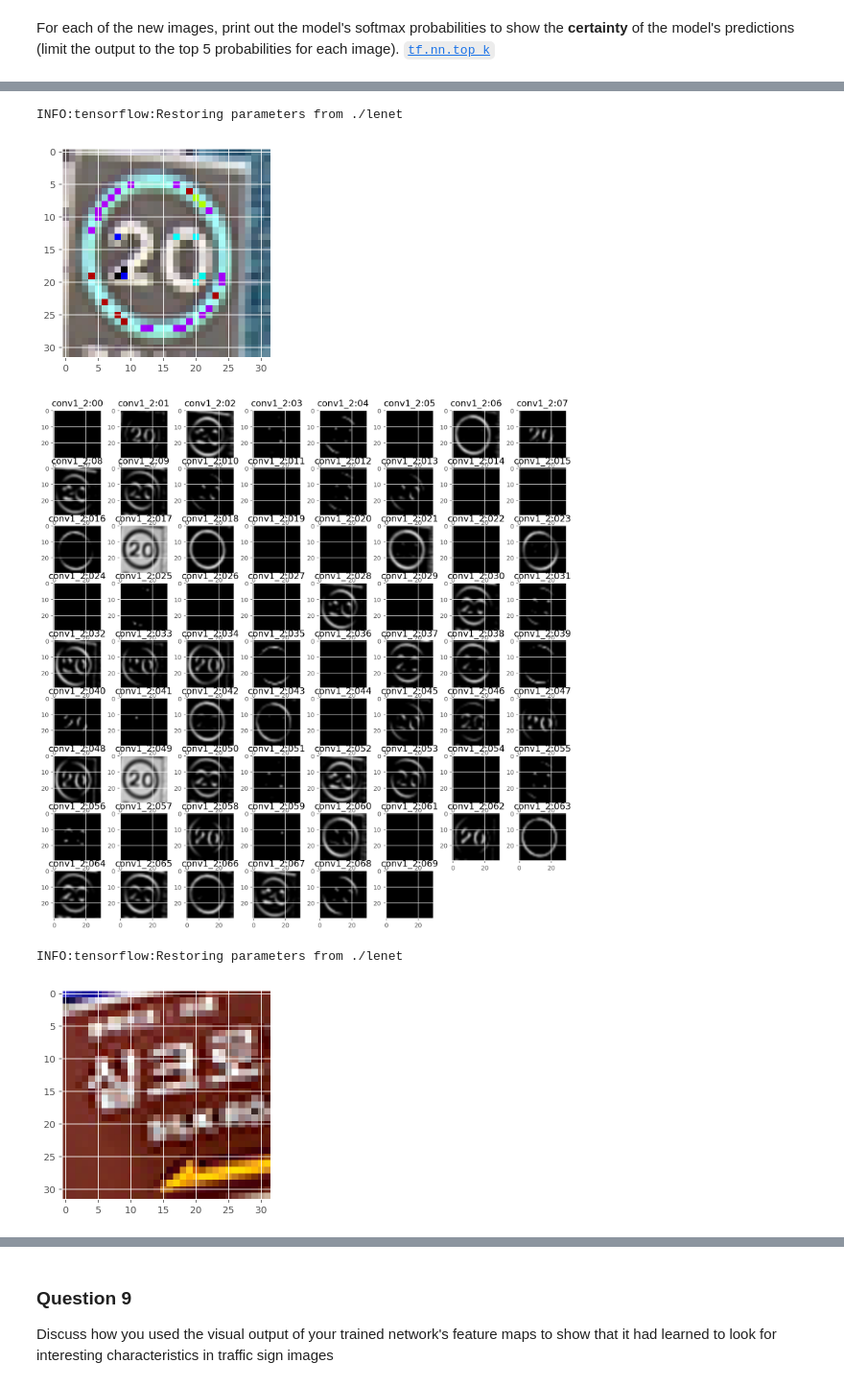
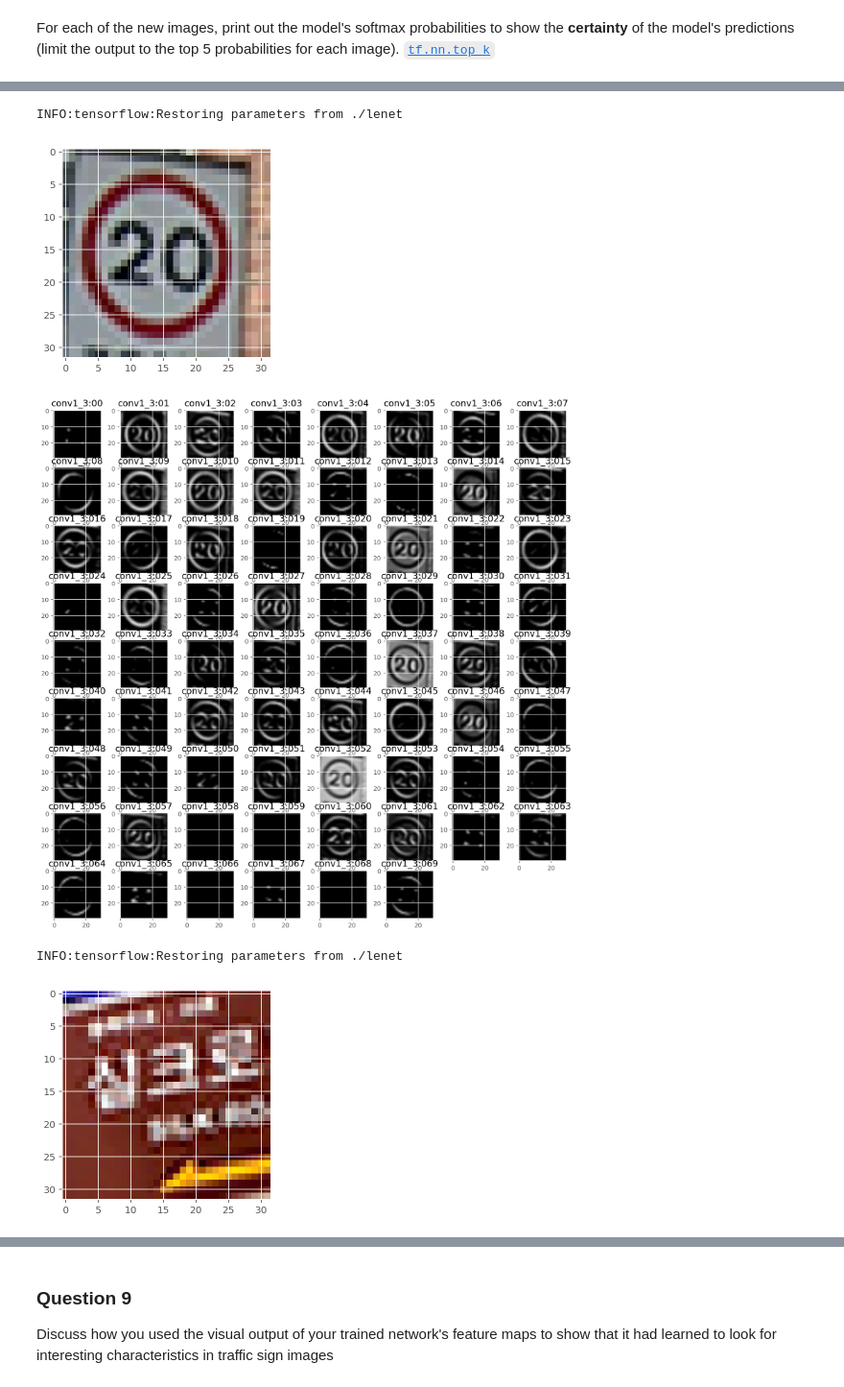
Before and after one commit to horagong/CarND-Traffic-Sign-Classifier, a Jupyter notebook: Traffic_Sign_Classifier.ipynb, the cells around one changed output, grey strips where cells are left out. Shown at 96% size. Drawn from its saved outputs; the diff is of its cells as text; code cells hidden in the pictures.

```diff
--- a/Traffic_Sign_Classifier.ipynb
+++ b/Traffic_Sign_Classifier.ipynb
@@ -524,7 +523,7 @@ X_new = np.array(X_new)
 ### Make sure to pre-process the images with the same pre-processing pipeline used earlier.
 ### Feel free to use as many code cells as needed.
 
-
+XP_new = X_new
 with tf.Session() as sess:
     saver.restore(sess, tf.train.latest_checkpoint('.'))
     argmax = tf.argmax(logits, 1)
@@ -613,35 +616,37 @@ For an example of what feature map outputs look like, check out NVIDIA's results
 ### Visualize your network's feature maps here.
 ### Feel free to use as many code cells as needed.
 
 
 def featuremap(image_input, tf_activation):
 
     with tf.Session() as sess:
         saver.restore(sess, tf.train.latest_checkpoint('.'))
         activation = sess.run(tf_activation, feed_dict={x : image_input.reshape(-1, 32,32,3)})
 
     featuremaps = activation.shape[3]
     plt.figure(figsize=(15,15))
     plt.grid(b=False)
     for fmap in range(featuremaps):
         plt.subplot(np.ceil(featuremaps/8),8, fmap+1) # sets the number of feature maps to show on each row and column
         plt.title(tf_activation.name + str(fmap)) # displays the feature map number
         plt.imshow(activation[0,:,:, fmap], interpolation="bicubic", cmap="gray")
 
     plt.show()
 
+plt.figure()
 plt.imshow(XP_new[0])
 #featuremap(XP_new[0], conv1_c)
 featuremap(XP_new[0], conv1_a)
 #featuremap(XP_new[0], conv2_c)
 #featuremap(XP_new[0], conv2_a)
 
-feature_test = plt.imread(test_image_dir + 'feature_test.png')[:,:,:3]
+feature_test = plt.imread(test_image_dir + 'feature_test.png')
+plt.figure()
 plt.imshow(feature_test)
 featuremap(feature_test, conv2_a)
 # %% [output]
 INFO:tensorflow:Restoring parameters from ./lenet
-[figure, old version]
+[figure, new version]
-[figure, old version]
+[figure, new version]
 INFO:tensorflow:Restoring parameters from ./lenet
 [figure]
```
Also changed, not shown: parts of 7 cells of this notebook, 2 other files.
